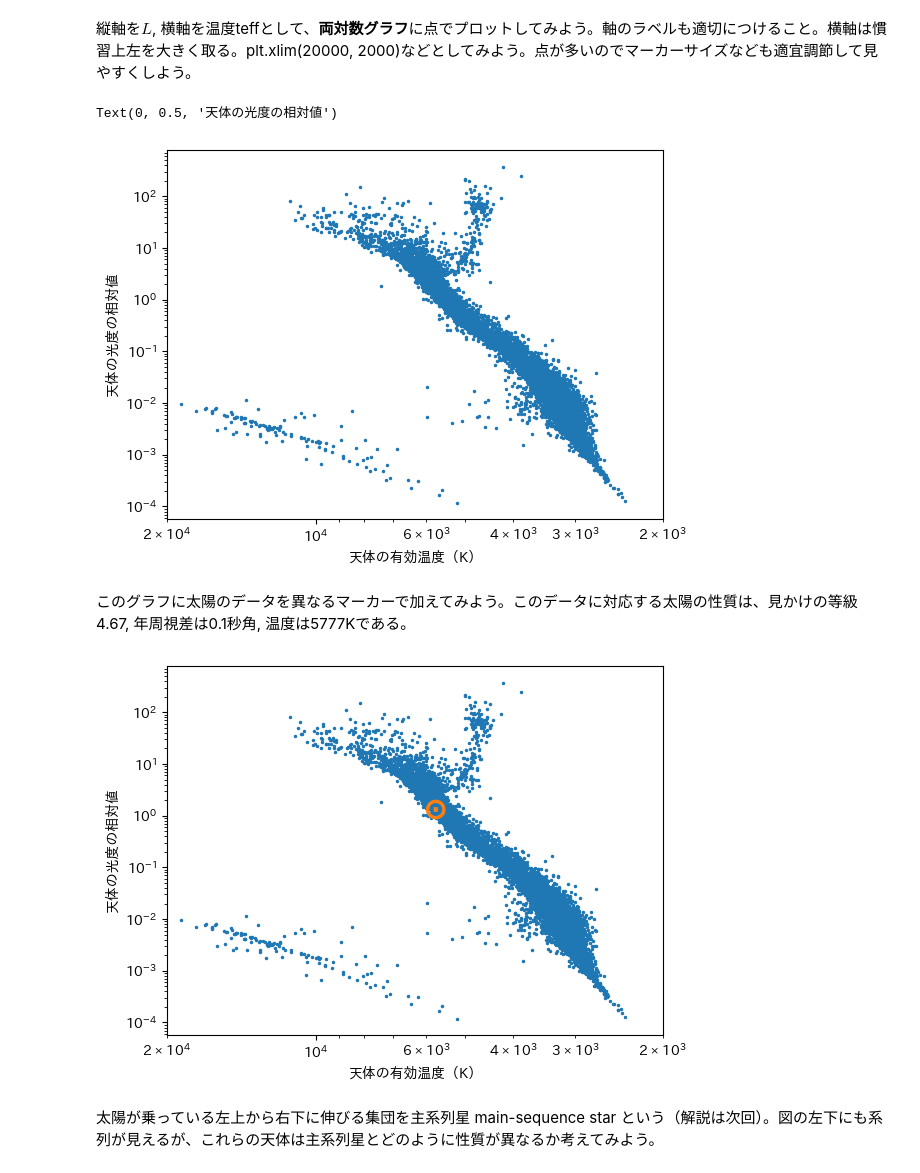
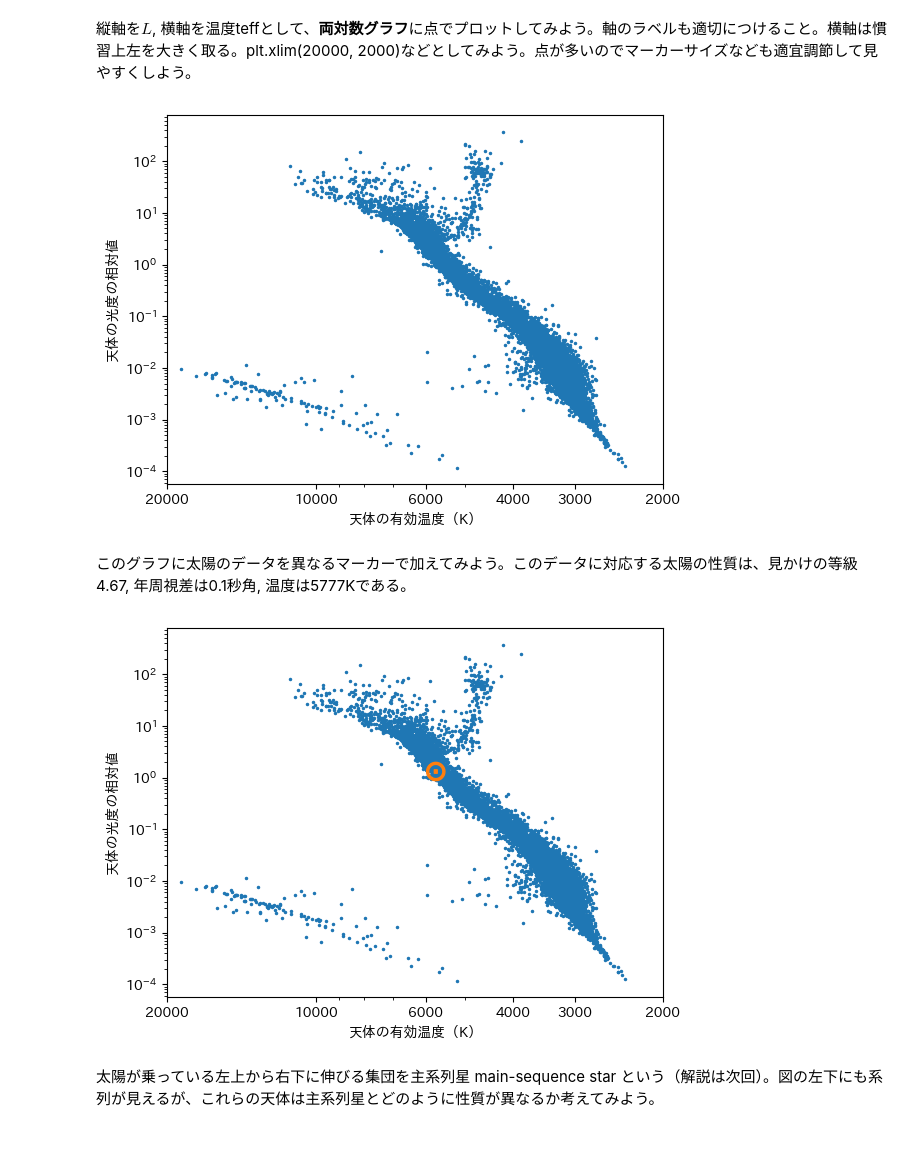
Before and after one commit to kemasuda/astrodata, a Jupyter notebook: lecture11_hr/lecture11_sol.ipynb, the cells around one changed output. Saved outputs shown, nothing was run; the diff lists cells and outputs as text; code cells hidden in the pictures; blank space fills up the shorter version.

```diff
--- a/lecture11_hr/lecture11_sol.ipynb
+++ b/lecture11_hr/lecture11_sol.ipynb
@@ -59,31 +59,32 @@ L = 10**(-0.4*m) / parallax**2 # ( )を忘れないこと。つけないと10の
 # %% [markdown]
 縦軸を$L$, 横軸を温度teffとして、**両対数グラフ**に点でプロットしてみよう。軸のラベルも適切につけること。横軸は慣習上左を大きく取る。plt.xlim(20000, 2000)などとしてみよう。点が多いのでマーカーサイズなども適宜調節して見やすくしよう。
 # %%
-plt.xscale("log")
-plt.yscale("log")
+plt.xscale("log") # x軸を対数スケールにする
+plt.yscale("log") # y軸も同様
 plt.xlim(20000, 2000) # こうすると勝手に軸の左右も逆になる。左側を高温にとるのは天文学の慣習。
 plt.plot(teff, L, '.', markersize=3)
 plt.xlabel("天体の有効温度（K）") # ラベルには物理量と必要があれば単位も書く
 plt.ylabel("天体の光度の相対値") # これは相対値なので単位は不要
+plt.xticks([2e4, 1e4, 6e3, 4e3, 3e3, 2e3], [20000, 10000, 6000, 4000, 3000, 2000]); # x軸の目盛の表記を変更（一つ目の引数が位置、二つ目が変更した表記）
 # %% [output]
-Text(0, 0.5, '天体の光度の相対値')
-[figure, old version]
+[figure, new version]
 # %% [markdown]
 このグラフに太陽のデータを異なるマーカーで加えてみよう。このデータに対応する太陽の性質は、見かけの等級4.67, 年周視差は0.1秒角, 温度は5777Kである。
 # %%
 teff_sun = [5777.]
 L_sun = [10**(-0.4*4.67) / 0.1**2] # 上と同じものを太陽についても計算する
 # %%
-plt.xscale("log")
-plt.yscale("log")
-plt.xlim(20000, 2000) # こうすると勝手に左が大きくなる。左側を高温にとるのは天文学の慣習。
+plt.xscale("log") # x軸を対数スケールにする
+plt.yscale("log") # y軸も同様
+plt.xlim(20000, 2000) # こうすると勝手に軸の左右も逆になる。左側を高温にとるのは天文学の慣習。
 plt.plot(teff, L, '.', markersize=3)
+plt.xlabel("天体の有効温度（K）") # ラベルには物理量と必要があれば単位も書く
+plt.ylabel("天体の光度の相対値") # これは相対値なので単位は不要
+plt.xticks([2e4, 1e4, 6e3, 4e3, 3e3, 2e3], [20000, 10000, 6000, 4000, 3000, 2000]) # x軸の目盛の表記を変更（一つ目の引数が位置、二つ目が変更した表記）
 plt.plot(teff_sun, L_sun, '.', marker='$\odot$',  # マーカーには太陽のシンボルを使ってみた
-         markersize=15, color='C1')
-plt.xlabel("天体の有効温度（K）") # ラベルには物理量と必要があれば単位も書く
-plt.ylabel("天体の光度の相対値"); # これは相対値なので単位は不要
+         markersize=15, color='C1');
 # %% [output]
-[figure, old version]
+[figure, new version]
 # %% [markdown]
 太陽が乗っている左上から右下に伸びる集団を主系列星 main-sequence star という（解説は次回）。図の左下にも系列が見えるが、これらの天体は主系列星とどのように性質が異なるか考えてみよう。
 # %% [markdown]
```
Also changed, not shown: parts of 1 cell of this notebook.
